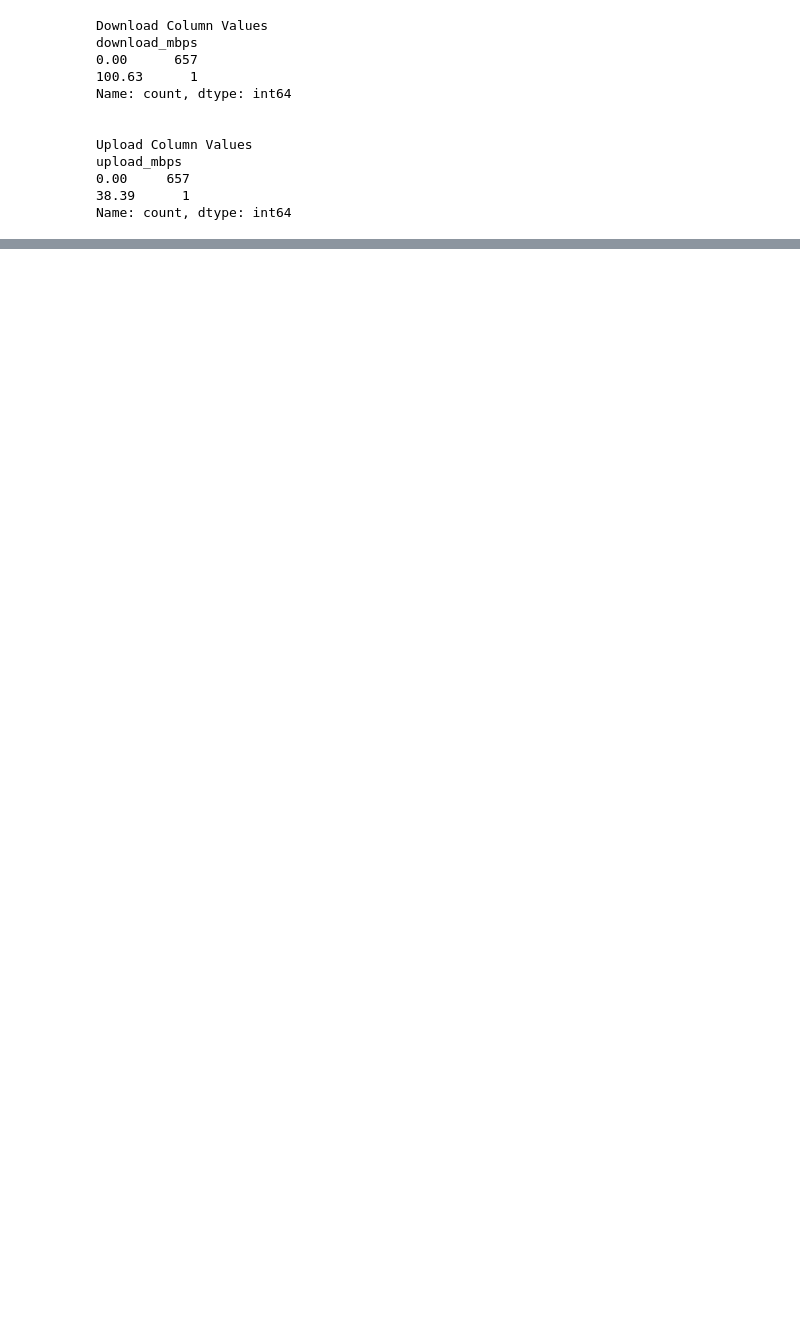
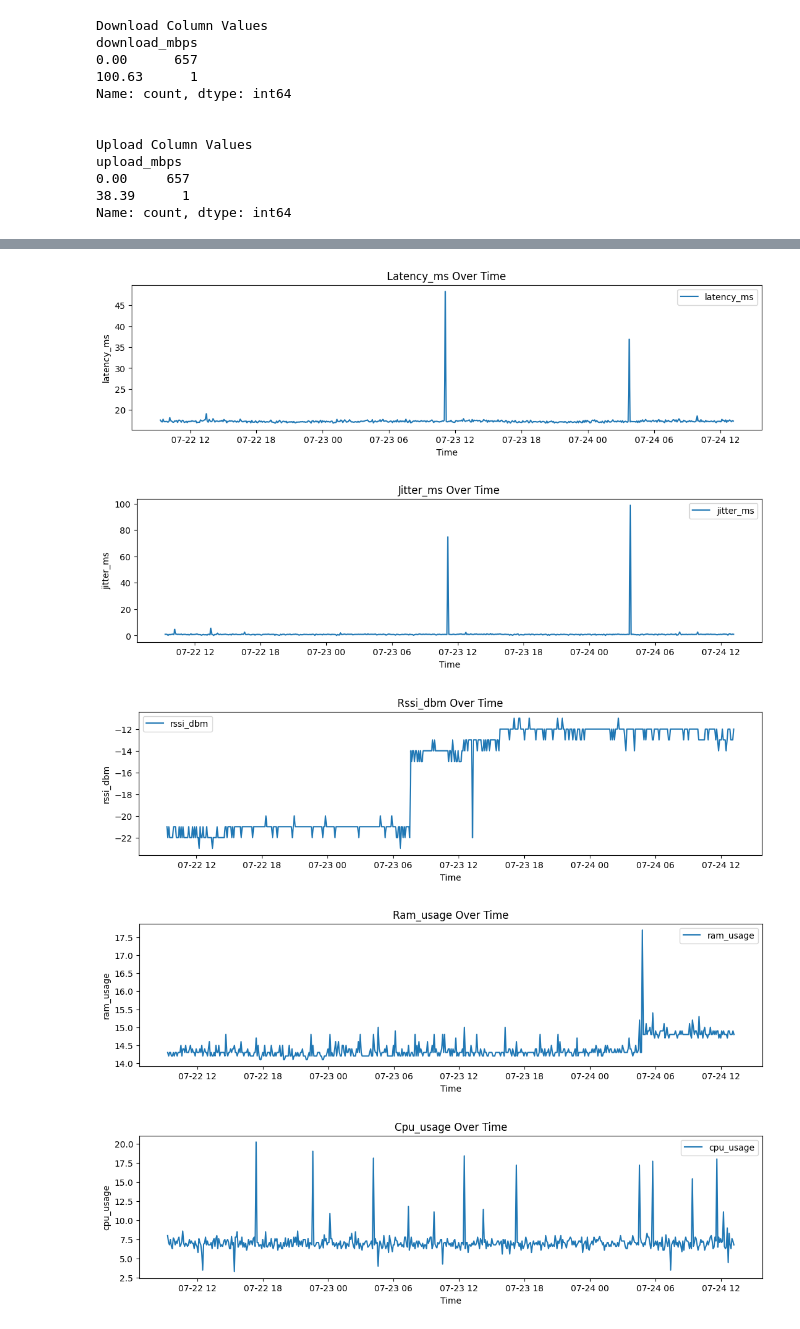
Before and after one commit to fadeldnswr/home-network-digital-twin-be, a Jupyter notebook: notebook/data_analysis.ipynb, the cells around one changed output, grey strips where cells are left out. Saved outputs shown, nothing was run; the diff lists cells and outputs as text; code cells hidden in the pictures; blank space fills up the shorter version.

```diff
--- a/notebook/data_analysis.ipynb
+++ b/notebook/data_analysis.ipynb
@@ -106,0 +144,21 @@ dtype: object
+# %%
+# Line chart plot for time series data
+data = data.iloc[4:]
+
+# Define lists of data to be plotted
+data_to_plot = ["latency_ms", "jitter_ms", "rssi_dbm", "ram_usage", "cpu_usage", "temp"]
+
+for column in data_to_plot:
+  plt.figure(figsize=(13, 3))
+  plt.plot(data.index, data[column], label=column)
+  plt.title(f"{column.capitalize()} Over Time")
+  plt.xlabel("Time")
+  plt.ylabel(column)
+  plt.legend()
+  plt.show()
+# %% [output]
+[figure, added]
+[figure, added]
+[figure, added]
+[figure, added]
+[figure, added]
```
Also changed, not shown: parts of 7 cells of this notebook, 2 other files.
